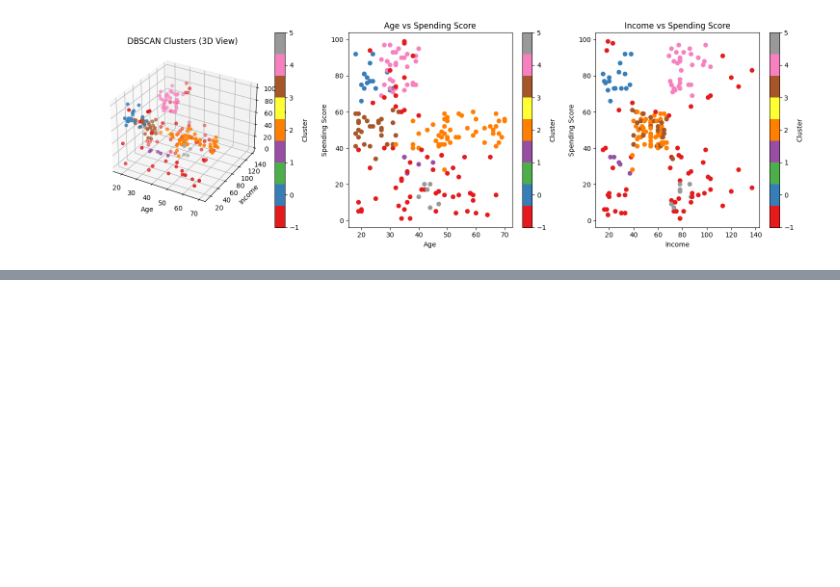
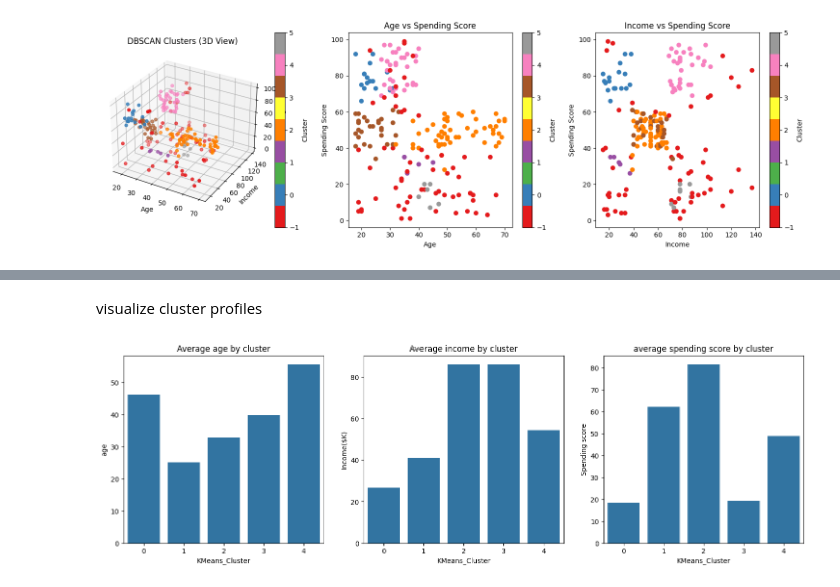
Before and after one commit to kumar-kiran-24/Mall-Customer-Segmentation, a Jupyter notebook: src/mall_custtomer_segmenation.ipynb, the cells around one changed output, grey strips where cells are left out. Drawn from its saved outputs; the diff is of its cells as text; code cells hidden in the pictures; blank space fills up the shorter version.

```diff
--- a/src/mall_custtomer_segmenation.ipynb
+++ b/src/mall_custtomer_segmenation.ipynb
@@ -320,0 +346,7 @@ plt.show()
+# %%
+# Analyze the characteristics of each cluster from K-Means (most interpretable)
+cluster_summary = df.groupby('KMeans_Cluster')[['Age', 'Income', 'SpendingScore']].mean()
+cluster_summary['Count'] = df.groupby('KMeans_Cluster').size()
+
+print("K-Means Cluster Profiles:")
+print(cluster_summary)
@@ -320,0 +362,24 @@ plt.show()
+# %% [markdown]
+visualize cluster profiles
+# %%
+fig, axes = plt.subplots(1, 3, figsize=(18, 5))
+
+#age by cluster
+sns.barplot(x=cluster_summary.index,y=cluster_summary["Age"],ax=axes[0])
+axes[0].set_title("Average age by cluster")
+axes[0].set_ylabel("age")
+
+
+#Income by cluster
+sns.barplot(x=cluster_summary.index,y=cluster_summary["Income"],ax=axes[1])
+axes[1].set_ylabel("Income($K)")
+axes[1].set_title("Average income by cluster")
+
+#spending score by cluster
+sns.barplot(x=cluster_summary.index,y=cluster_summary["SpendingScore"],ax=axes[2])
+axes[2].set_ylabel("Spending score")
+axes[2].set_title("average spending score by cluster")
+
+plt.show()
+# %% [output]
+[figure, added]
```
Also changed, not shown: parts of 7 cells of this notebook, 1 other file.
